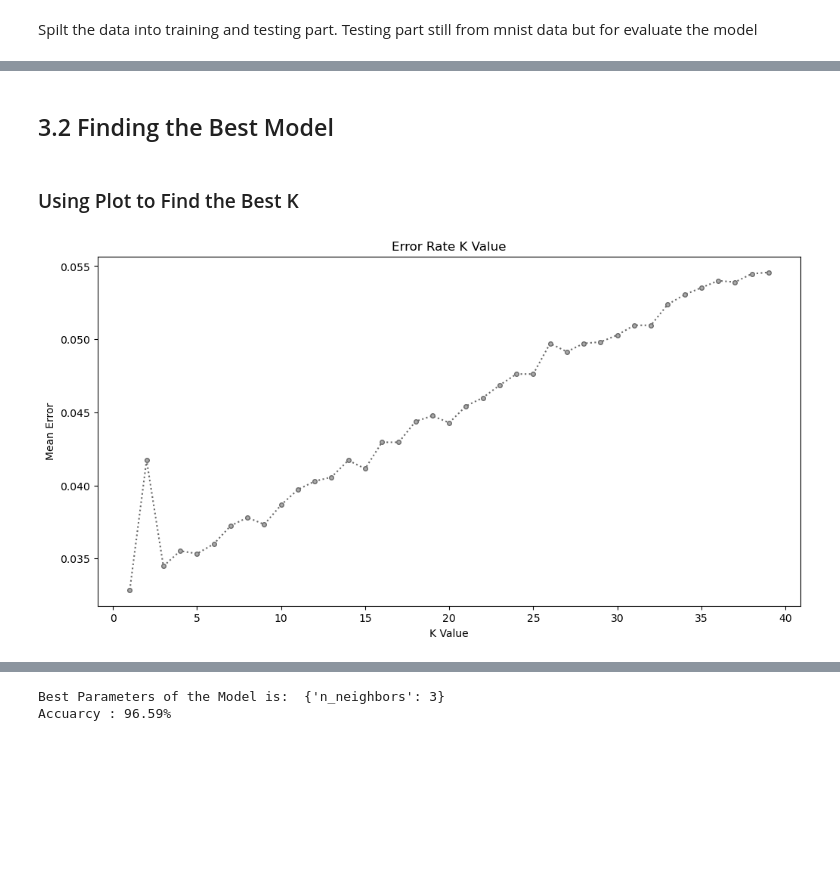
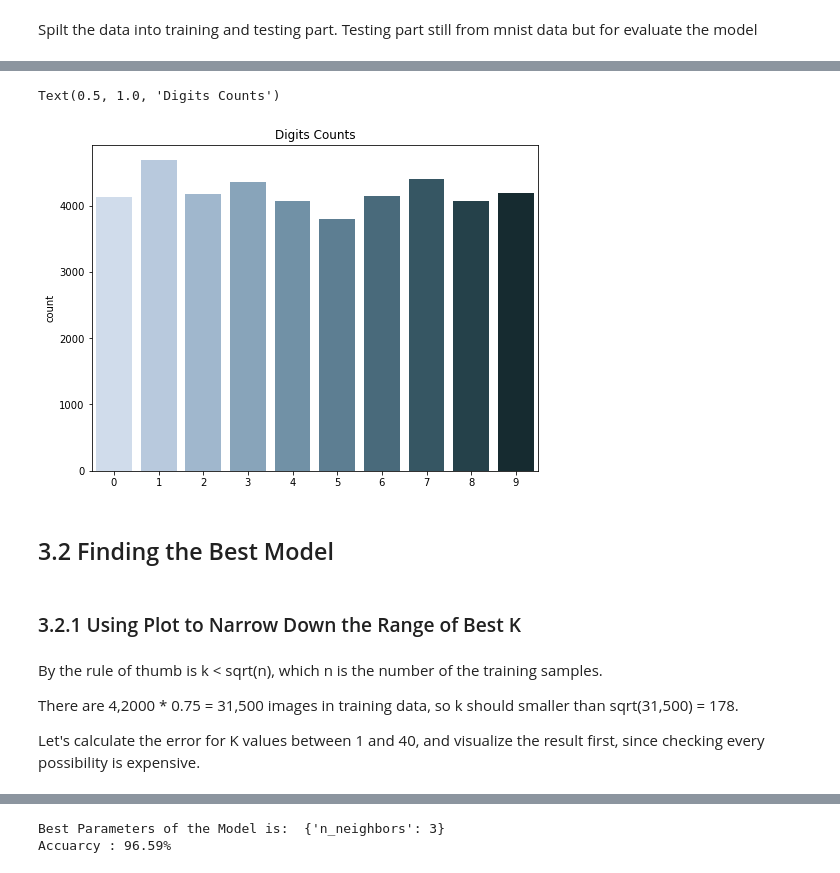
Before and after one commit to cychen116/CSCI-Machine-Learning, a Jupyter notebook: hw01/HW01_MNIST_k-nearest.ipynb, the cells around one changed output, grey strips where cells are left out. Drawn from its saved outputs; the diff is of its cells as text; code cells hidden in the pictures; blank space fills up the shorter version.

```diff
--- a/hw01/HW01_MNIST_k-nearest.ipynb
+++ b/hw01/HW01_MNIST_k-nearest.ipynb
@@ -151,4 +169,11 @@ print("--- %s time elapsed ---" % str(timedelta(seconds=time.time() - start_time
+# %%
+plt.figure(figsize=(8,6))
+ax = sns.countplot(y, palette = "ch:s=-.5,r=.1")
+plt.title("Digits Counts")
+# %% [output]
+Text(0.5, 1.0, 'Digits Counts')
+[figure, added]
 # %% [markdown]
 ## 3.2 Finding the Best Model
 # %% [markdown]
-### Using Plot to Find the Best K
+### 3.2.1 Using Plot to Narrow Down the Range of Best K
@@ -167,10 +180,6 @@ for i in range(1, 40):
-# %%
-plt.figure(figsize=(12, 6))
-plt.plot(range(1, 40), error, color='dimgray', linestyle='dotted', marker='.',
-         markerfacecolor='darkgrey', markersize = 8)
-plt.title('Error Rate K Value')
-plt.xlabel('K Value')
-plt.ylabel('Mean Error')
-plt.show()
-# %% [output]
-[figure, removed]
+# %% [markdown]
+By the rule of thumb is k < sqrt(n), which n is the number of the training samples.
+
+There are 4,2000 * 0.75 = 31,500 images in training data, so k should smaller than sqrt(31,500) = 178.
+
+Let's calculate the error for K values between 1 and 40, and visualize the result first, since checking every possibility is expensive.
```
Also changed, not shown: parts of 53 cells of this notebook.
